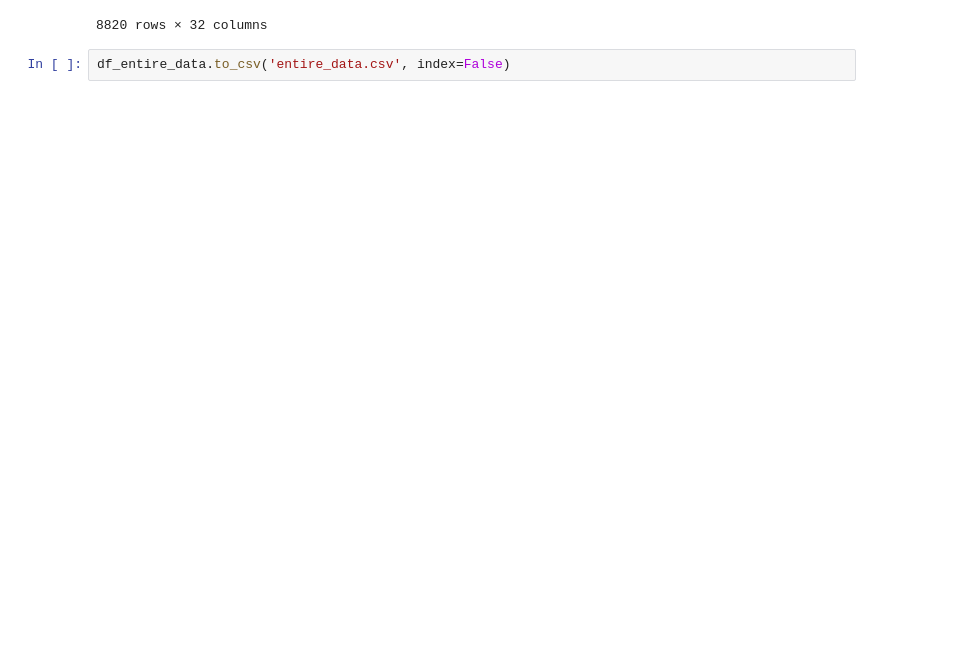
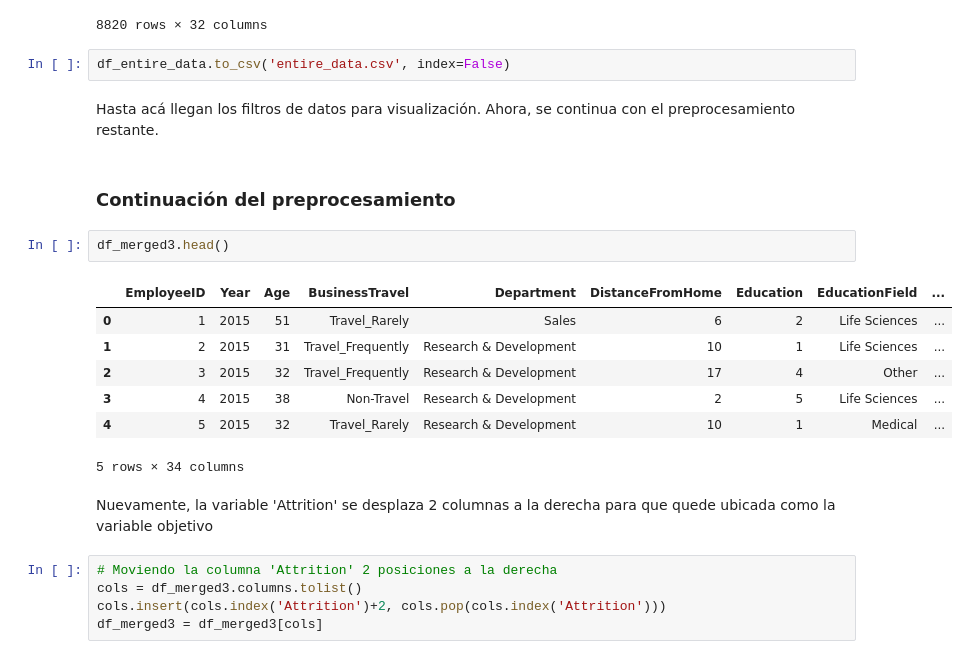
Before and after one commit to SantiRestrepoOlarte/ML_HumanResources, a Jupyter notebook: b_preprocesamiento.ipynb, the cells around one changed output. Saved outputs shown, nothing was run; the diff lists cells and outputs as text; blank space fills up the shorter version.

Commit message:
Actualización preprocesamiento para modelado

```diff
--- a/b_preprocesamiento.ipynb
+++ b/b_preprocesamiento.ipynb
@@ -534,3 +553,24 @@ df_entire_data
 8820 rows × 32 columns
 # %%
 df_entire_data.to_csv('entire_data.csv', index=False)
+# %% [markdown]
+Hasta acá llegan los filtros de datos para visualización. Ahora, se continua con el preprocesamiento restante.
+# %% [markdown]
+### Continuación del preprocesamiento
+# %%
+df_merged3.head()
+# %% [output]
+|  | EmployeeID | Year | Age | BusinessTravel | Department | DistanceFromHome | Education | EducationField | ... |
+| 0 | 1 | 2015 | 51 | Travel_Rarely | Sales | 6 | 2 | Life Sciences | ... |
+| 1 | 2 | 2015 | 31 | Travel_Frequently | Research & Development | 10 | 1 | Life Sciences | ... |
+| 2 | 3 | 2015 | 32 | Travel_Frequently | Research & Development | 17 | 4 | Other | ... |
+| 3 | 4 | 2015 | 38 | Non-Travel | Research & Development | 2 | 5 | Life Sciences | ... |
+| 4 | 5 | 2015 | 32 | Travel_Rarely | Research & Development | 10 | 1 | Medical | ... |
+5 rows × 34 columns
+# %% [markdown]
+Nuevamente, la variable 'Attrition' se desplaza 2 columnas a la derecha para que quede ubicada como la variable objetivo
+# %%
+# Moviendo la columna 'Attrition' 2 posiciones a la derecha
+cols = df_merged3.columns.tolist()
+cols.insert(cols.index('Attrition')+2, cols.pop(cols.index('Attrition')))
+df_merged3 = df_merged3[cols]
```
Also changed, not shown: parts of 47 cells of this notebook, 1 other file.
